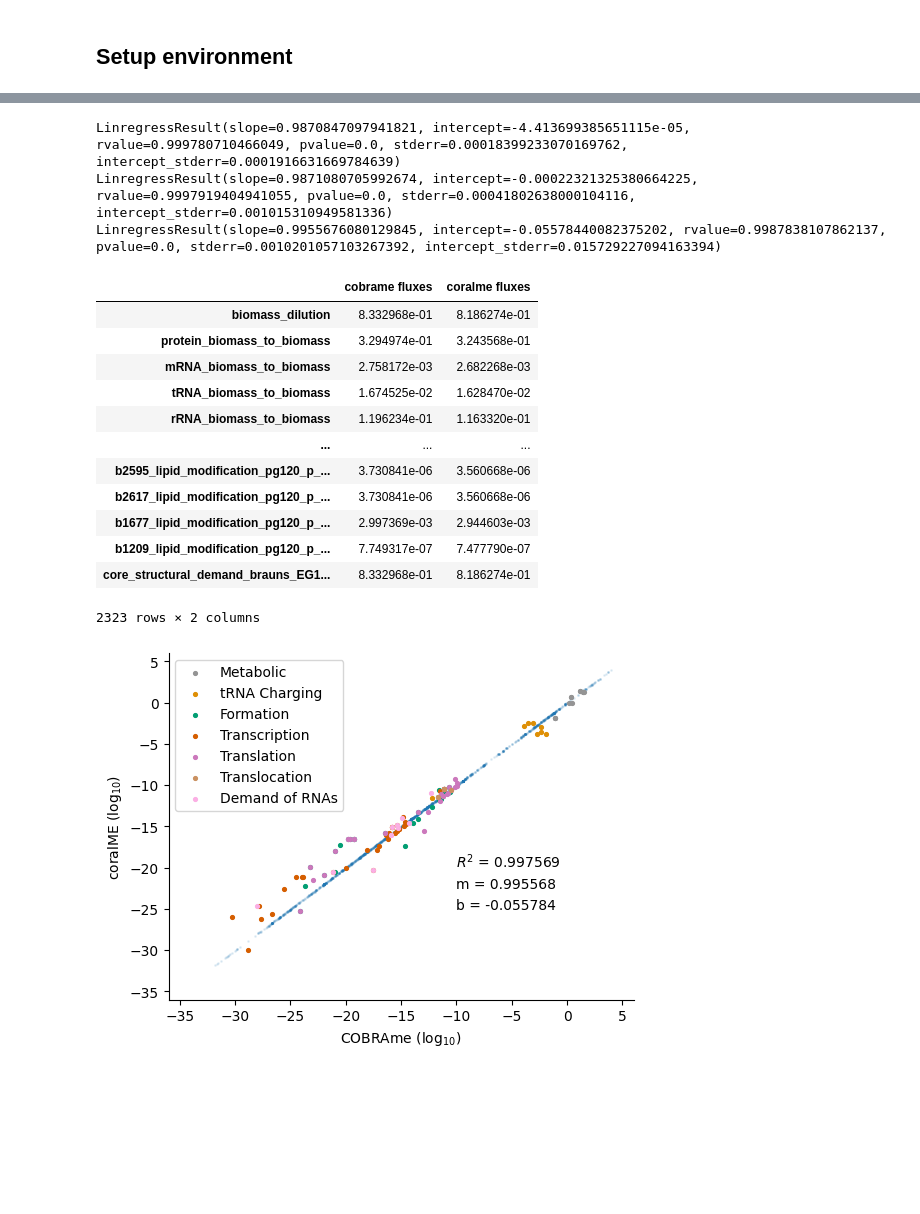
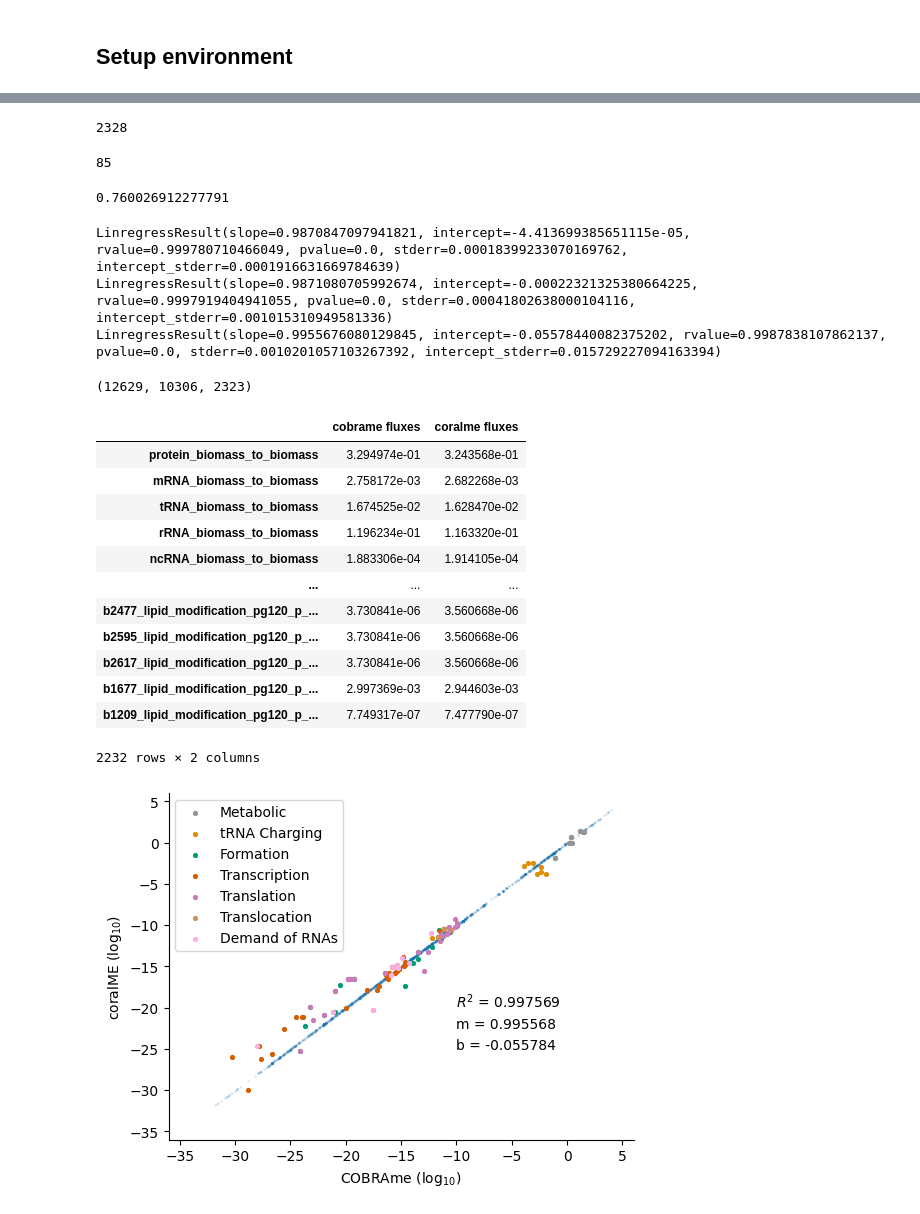
Before and after one commit to jdtibochab/coralme-models, a Jupyter notebook: Figure 2 - Comparison iJL1678b-ME and iEco1689-ME.ipynb, the cells around one changed output, grey strips where cells are left out. Drawn from its saved outputs; the diff is of its cells as text; code cells hidden in the pictures; blank space fills up the shorter version.

```diff
--- a/Figure 2 - Comparison iJL1678b-ME and iEco1689-ME.ipynb
+++ b/Figure 2 - Comparison iJL1678b-ME and iEco1689-ME.ipynb
@@ -89,3 +101,15 @@ tmp[tmp.index.str.startswith('translocation_')].to_csv('mismatching_reactions_tr
+# %%
+tmp[tmp['cobrame fluxes'].isna()].shape[0] # unique reactions in coralME
+# %% [output]
+2328
+# %%
+tmp[tmp['cobrame fluxes'].isna() & (tmp['coralme fluxes'] != 0)].shape[0] # non-zero flux and unique reactions
+# %% [output]
+85
+# %%
+max(abs(tmp['cobrame fluxes'] - tmp['coralme fluxes']))
+# %% [output]
+0.760026912277791
 # %%
 # concatenation will align reaction names
 tmp = pandas.concat([source['cobrame fluxes'], target['coralme fluxes']], axis = 1).dropna(how = 'any')
@@ -107,21 +131,26 @@ LinregressResult(slope=0.9870847097941821, intercept=-4.413699385651115e-05, rva
 LinregressResult(slope=0.9871080705992674, intercept=-0.00022321325380664225, rvalue=0.9997919404941055, pvalue=0.0, stderr=0.00041802638000104116, intercept_stderr=0.001015310949581336)
 LinregressResult(slope=0.9955676080129845, intercept=-0.05578440082375202, rvalue=0.9987838107862137, pvalue=0.0, stderr=0.0010201057103267392, intercept_stderr=0.015729227094163394)
 # %%
-tmp[(tmp['cobrame fluxes'] != 0) & (tmp['coralme fluxes'] != 0)]
+non_zero_fluxes = tmp[(tmp['cobrame fluxes'] != 0) & (tmp['coralme fluxes'] != 0)] # 2323 non-zero fluxes
+total, total - non_zero_fluxes.shape[0], non_zero_fluxes.shape[0]
 # %% [output]
-|  | cobrame fluxes | coralme fluxes |
-| biomass_dilution | 8.332968e-01 | 8.186274e-01 |
-| protein_biomass_to_biomass | 3.294974e-01 | 3.243568e-01 |
-| mRNA_biomass_to_biomass | 2.758172e-03 | 2.682268e-03 |
-| tRNA_biomass_to_biomass | 1.674525e-02 | 1.628470e-02 |
-| rRNA_biomass_to_biomass | 1.196234e-01 | 1.163320e-01 |
-| ... | ... | ... |
-| b2595_lipid_modification_pg120_p_... | 3.730841e-06 | 3.560668e-06 |
-| b2617_lipid_modification_pg120_p_... | 3.730841e-06 | 3.560668e-06 |
-| b1677_lipid_modification_pg120_p_... | 2.997369e-03 | 2.944603e-03 |
-| b1209_lipid_modification_pg120_p_... | 7.749317e-07 | 7.477790e-07 |
-| core_structural_demand_brauns_EG1... | 8.332968e-01 | 8.186274e-01 |
-2323 rows × 2 columns
+(12629, 10306, 2323)
+# %%
+non_zero_fluxes[abs(non_zero_fluxes['cobrame fluxes'] - non_zero_fluxes['coralme fluxes']) < 0.01] # 2232
+# %% [output]
+|  | cobrame fluxes | coralme fluxes |
+| protein_biomass_to_biomass | 3.294974e-01 | 3.243568e-01 |
+| mRNA_biomass_to_biomass | 2.758172e-03 | 2.682268e-03 |
+| tRNA_biomass_to_biomass | 1.674525e-02 | 1.628470e-02 |
+| rRNA_biomass_to_biomass | 1.196234e-01 | 1.163320e-01 |
+| ncRNA_biomass_to_biomass | 1.883306e-04 | 1.914105e-04 |
+| ... | ... | ... |
+| b2477_lipid_modification_pg120_p_... | 3.730841e-06 | 3.560668e-06 |
+| b2595_lipid_modification_pg120_p_... | 3.730841e-06 | 3.560668e-06 |
+| b2617_lipid_modification_pg120_p_... | 3.730841e-06 | 3.560668e-06 |
+| b1677_lipid_modification_pg120_p_... | 2.997369e-03 | 2.944603e-03 |
+| b1209_lipid_modification_pg120_p_... | 7.749317e-07 | 7.477790e-07 |
+2232 rows × 2 columns
 # %%
 import seaborn
 
```
Also changed, not shown: parts of 14 cells of this notebook, 1 other file.
